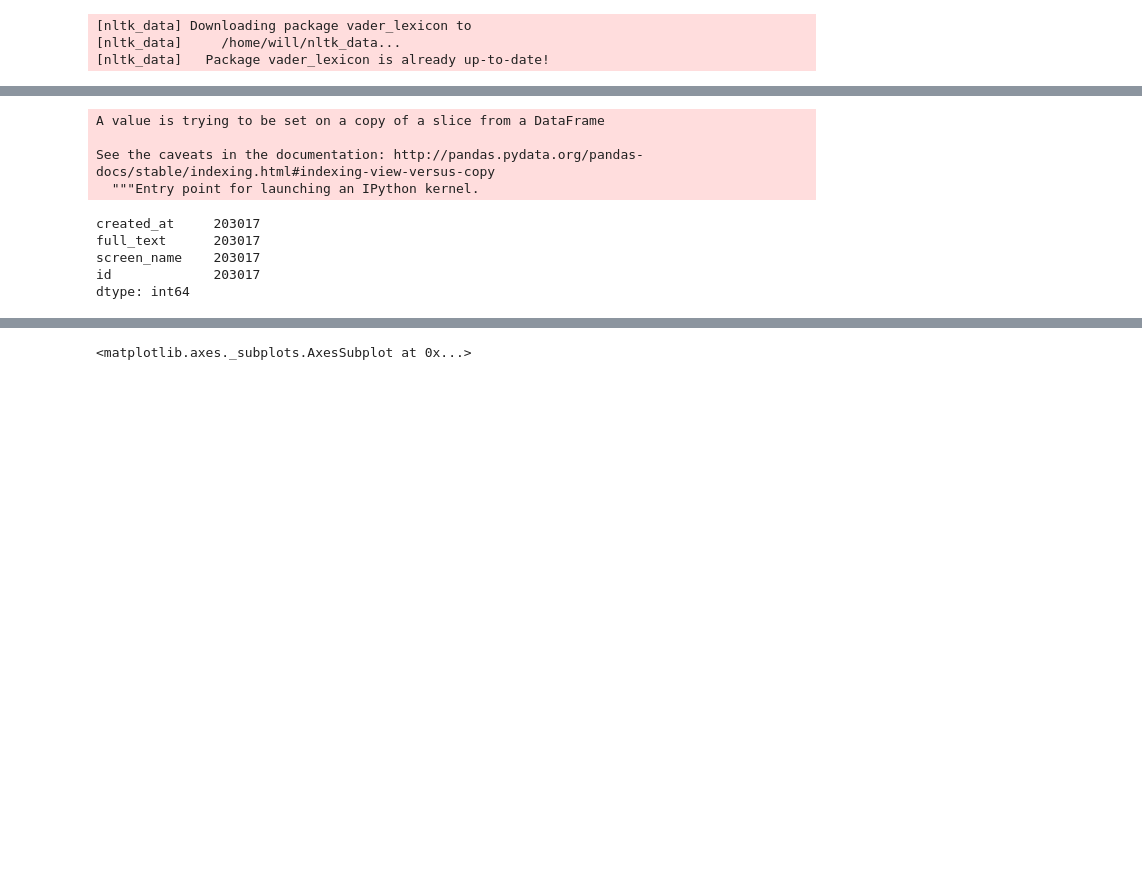
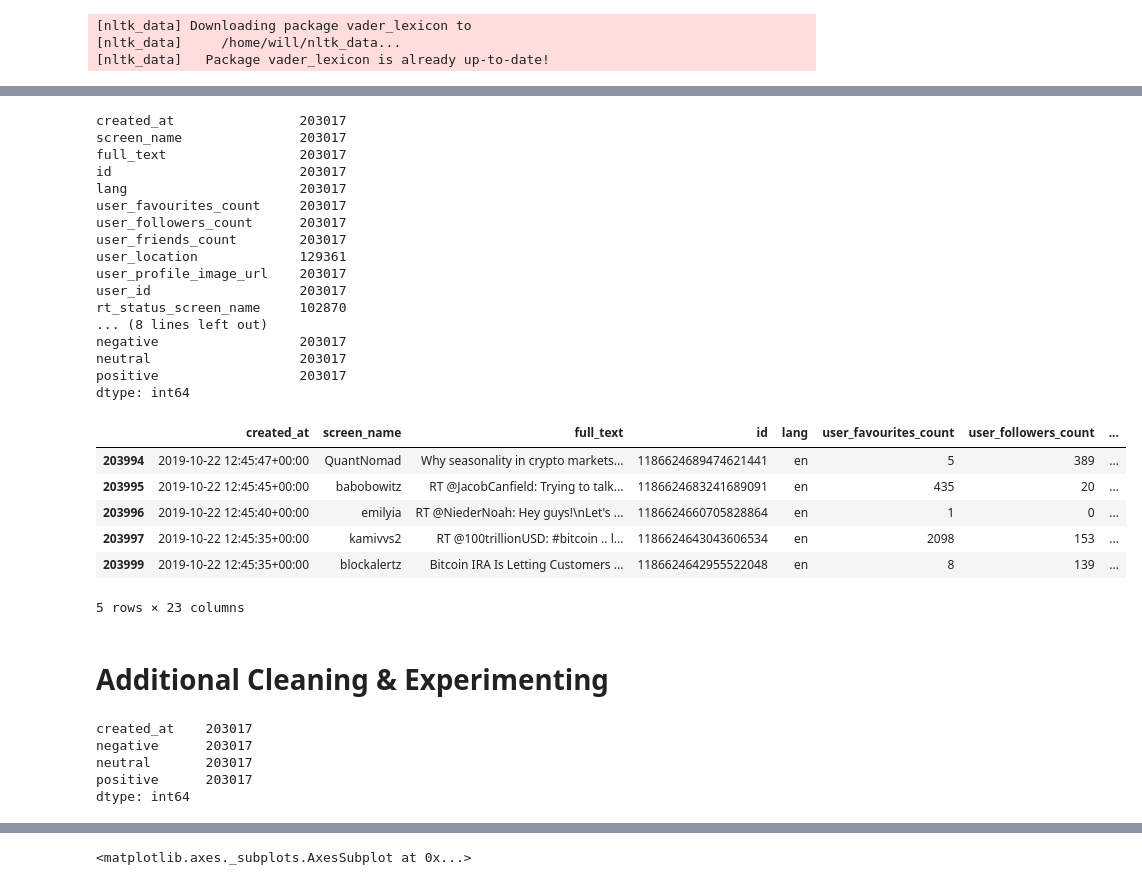
Before and after one commit to willwillis/Crypto-Sentiment-Clusters, a Jupyter notebook: notebooks/will/twitter/parse-premium-jsonl.ipynb, the cells around one changed output, grey strips where cells are left out. Cells and saved outputs as stored; diff of their text form; code cells hidden in the pictures; blank space fills up the shorter version.

```diff
--- a/notebooks/will/twitter/parse-premium-jsonl.ipynb
+++ b/notebooks/will/twitter/parse-premium-jsonl.ipynb
@@ -212,15 +199,41 @@ unique_sentiment_df = tweet_sentiment_df[['created_at','full_text','screen_name'
 # %%
-unique_sentiment_df.drop_duplicates(inplace=True,subset=['id'])
-unique_sentiment_df.count()
+tweet_sentiment_df.drop_duplicates(inplace=True,subset=['id'])
+tweet_sentiment_df.count()
 # %% [output]
-A value is trying to be set on a copy of a slice from a DataFrame
-
-See the caveats in the documentation: http://pandas.pydata.org/pandas-docs/stable/indexing.html#indexing-view-versus-copy
-  """Entry point for launching an IPython kernel.
+created_at                203017
+screen_name               203017
+full_text                 203017
+id                        203017
+lang                      203017
+user_favourites_count     203017
+user_followers_count      203017
+user_friends_count        203017
+user_location             129361
+user_profile_image_url    203017
+user_id                   203017
+rt_status_screen_name     102870
+... (8 lines left out)
+negative                  203017
+neutral                   203017
+positive                  203017
+dtype: int64
-created_at     203017
-full_text      203017
-screen_name    203017
-id             203017
-dtype: int64
 # %%
 tweet_sentiment_df['created_at'] = pd.to_datetime(tweet_sentiment_df['created_at'])
+# %%
+df1 = tweet_sentiment_df.iloc[:100_000]
+df2 = tweet_sentiment_df.iloc[100_000:]
+
+df1.to_pickle("./twitter_sentiment1.pkl")
+df2.to_pickle("./twitter_sentiment2.pkl")
+# %%
+df2.tail()
+# %% [output]
+|  | created_at | screen_name | full_text | id | lang | user_favourites_count | user_followers_count | ... |
+| 203994 | 2019-10-22 12:45:47+00:00 | QuantNomad | Why seasonality in crypto markets... | 1186624689474621441 | en | 5 | 389 | ... |
+| 203995 | 2019-10-22 12:45:45+00:00 | babobowitz | RT @JacobCanfield: Trying to talk... | 1186624683241689091 | en | 435 | 20 | ... |
+| 203996 | 2019-10-22 12:45:40+00:00 | emilyia | RT @NiederNoah: Hey guys!\nLet's ... | 1186624660705828864 | en | 1 | 0 | ... |
+| 203997 | 2019-10-22 12:45:35+00:00 | kamivvs2 | RT @100trillionUSD: #bitcoin .. l... | 1186624643043606534 | en | 2098 | 153 | ... |
+| 203999 | 2019-10-22 12:45:35+00:00 | blockalertz | Bitcoin IRA Is Letting Customers ... | 1186624642955522048 | en | 8 | 139 | ... |
+5 rows × 23 columns
+# %% [markdown]
+# Additional Cleaning & Experimenting
@@ -226,0 +248,8 @@ tweet_sentiment_df['created_at'] = pd.to_datetime(tweet_sentiment_df['created_at
+# %%
+unique_sentiment_df.count()
+# %% [output]
+created_at    203017
+negative      203017
+neutral       203017
+positive      203017
+dtype: int64
```
Also changed, not shown: parts of 21 cells of this notebook, 2 other files.
